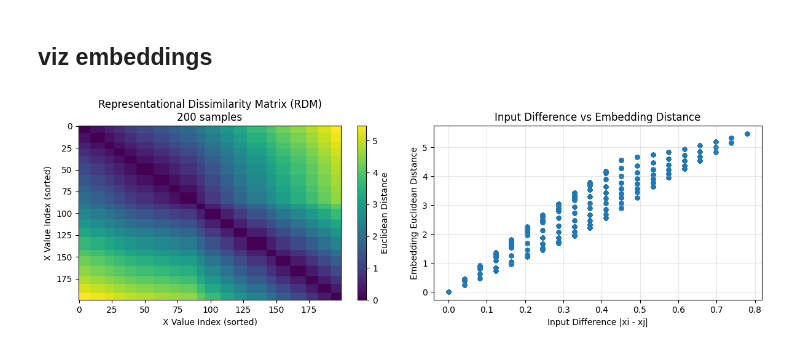
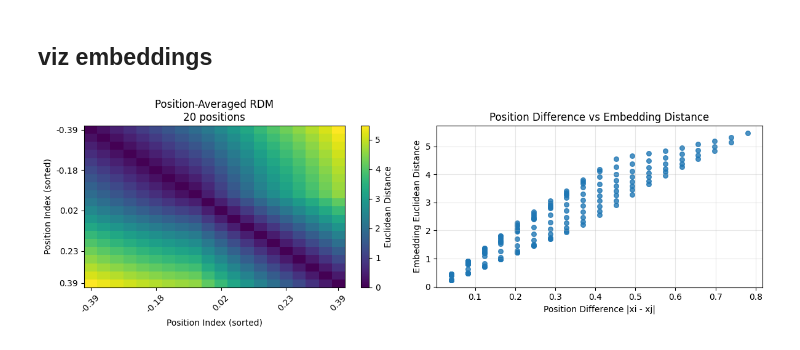
Before and after one commit to siyer7/asymmetry_design, a Jupyter notebook: code/NN_multihead.ipynb, the cells around one changed output. Cells and saved outputs as stored; diff of their text form; code cells hidden in the pictures.

```diff
--- a/code/NN_multihead.ipynb
+++ b/code/NN_multihead.ipynb
@@ -456,58 +456,85 @@ def get_embeddings(model, x_vals):
 
     return np.array(embeddings)
 
-# Use a subset of the test data for embedding analysis
-# Sample from the actual test set we have
-n_embedding_samples = min(200, len(X_test))  # Use up to 200 samples
-embedding_indices = np.random.choice(len(X_test), size=n_embedding_samples, replace=False)
-x_embedding_test = X_test[embedding_indices]
-x_embedding_test = np.sort(x_embedding_test)  # Sort for visualization
+# Get average embeddings per position
+unique_positions = np.unique(X_test)  # 20 unique positions
+position_avg_embeddings = []
 
-# Get embeddings for these X values
-embeddings = get_embeddings(model, x_embedding_test)
+for pos in unique_positions:
+    # Get all test samples for this position
+    pos_mask = X_test == pos
+    pos_samples = X_test[pos_mask]
 
-# Compute pairwise Euclidean distances (RDM)
+    # Get embeddings for all samples at this position
+    pos_embeddings = get_embeddings(model, pos_samples)
+
+    # Average across all samples at this position
+    avg_embedding = np.mean(pos_embeddings, axis=0)
+    position_avg_embeddings.append(avg_embedding)
+
+position_avg_embeddings = np.array(position_avg_embeddings)
+
+# Compute pairwise Euclidean distances (RDM) on position averages
 from scipy.spatial.distance import pdist, squareform
-distances = pdist(embeddings, metric='euclidean')
+distances = pdist(position_avg_embeddings, metric='euclidean')
 rdm = squareform(distances)
 
-# Compute input differences for scatter plot
+# Compute input differences for scatter plot (between positions)
 input_diffs = []
 embed_dists = []
-for i in range(len(x_embedding_test)):
-    for j in range(i+1, len(x_embedding_test)):
-        input_diffs.append(abs(x_embedding_test[i] - x_embedding_test[j]))
+for i in range(len(unique_positions)):
+    for j in range(i+1, len(unique_positions)):
+        input_diffs.append(abs(unique_positions[i] - unique_positions[j]))
         embed_dists.append(rdm[i, j])
 
 # Plot the RDM and additional analysis
 fig, axs = plt.subplots(1, 2, figsize=(12, 4))
 
 # RDM heatmap
 im = axs[0].imshow(rdm, cmap='viridis', aspect='auto')
-axs[0].set_title(f'Representational Dissimilarity Matrix (RDM)\n{n_embedding_samples} samples')
-axs[0].set_xlabel('X Value Index (sorted)')
-axs[0].set_ylabel('X Value Index (sorted)')
+axs[0].set_title(f'Position-Averaged RDM\n{len(unique_positions)} positions')
+axs[0].set_xlabel('Position Index (sorted)')
+axs[0].set_ylabel('Position Index (sorted)')
+
+# Add position labels on axes - include the last position
+tick_positions = np.arange(0, len(unique_positions), 5)  # [0, 5, 10, 15]
+if tick_positions[-1] != len(unique_positions) - 1:  # Add last position if not included
+    tick_positions = np.append(tick_positions, len(unique_positions) - 1)
+
+tick_labels = [f'{unique_positions[i]:.2f}' for i in tick_positions]
+axs[0].set_xticks(tick_positions)
+axs[0].set_xticklabels(tick_labels, rotation=45)
+axs[0].set_yticks(tick_positions)
+axs[0].set_yticklabels(tick_labels)
+
 fig.colorbar(im, ax=axs[0], label='Euclidean Distance')
 
 # Plot input difference vs embedding distance
-axs[1].scatter(input_diffs, embed_dists, alpha=0.6, s=20)
-axs[1].set_xlabel('Input Difference |xi - xj|')
+axs[1].scatter(input_diffs, embed_dists, alpha=0.8, s=30)
+axs[1].set_xlabel('Position Difference |xi - xj|')
 axs[1].set_ylabel('Embedding Euclidean Distance')
-axs[1].set_title('Input Difference vs Embedding Distance')
+axs[1].set_title('Position Difference vs Embedding Distance')
 axs[1].grid(True, alpha=0.3)
 
 plt.tight_layout()
 plt.show()
 
-print(f"Embedding samples analyzed: {n_embedding_samples}")
-print(f"Embedding shape: {embeddings.shape}")
+print(f"Unique positions analyzed: {len(unique_positions)}")
+print(f"Position-averaged embedding shape: {position_avg_embeddings.shape}")
 print(f"RDM shape: {rdm.shape}")
-print(f"Input range: [{x_embedding_test.min():.3f}, {x_embedding_test.max():.3f}]")
-print(f"Input difference range: [{min(input_diffs):.3f}, {max(input_diffs):.3f}]")
+print(f"Position range: [{unique_positions.min():.3f}, {unique_positions.max():.3f}]")
+print(f"Position difference range: [{min(input_diffs):.3f}, {max(input_diffs):.3f}]")
 print(f"Embedding distance range: [{min(embed_dists):.3f}, {max(embed_dists):.3f}]")
 
-# Additional analysis: correlation between input and embedding distances
+# Additional analysis: correlation between position and embedding distances
 correlation = np.corrcoef(input_diffs, embed_dists)[0, 1]
-print(f"Correlation between input and embedding distances: {correlation:.3f}")
+print(f"Correlation between position and embedding distances: {correlation:.3f}")
+
+# Show some specific comparisons
+print(f"\nSamples per position: {np.sum(X_test == unique_positions[0])}")
+print(f"Boundary positions (around x=0):")
+boundary_indices = np.where(np.abs(unique_positions) < 0.1)[0]
+for idx in boundary_indices:
+    print(f"  Position {unique_positions[idx]:.3f} (index {idx})")
 # %% [output]
-[figure, old version]
+[figure, new version]
```
Also changed, not shown: parts of 2 cells of this notebook.
